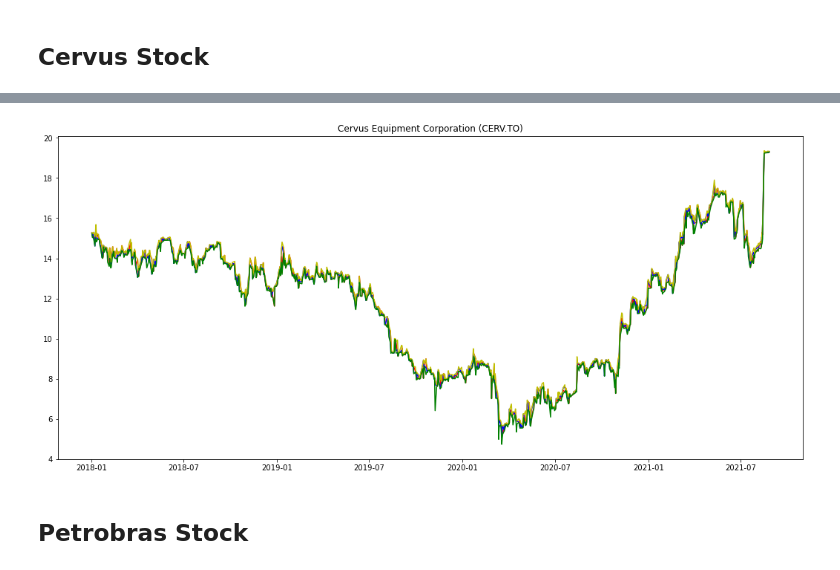
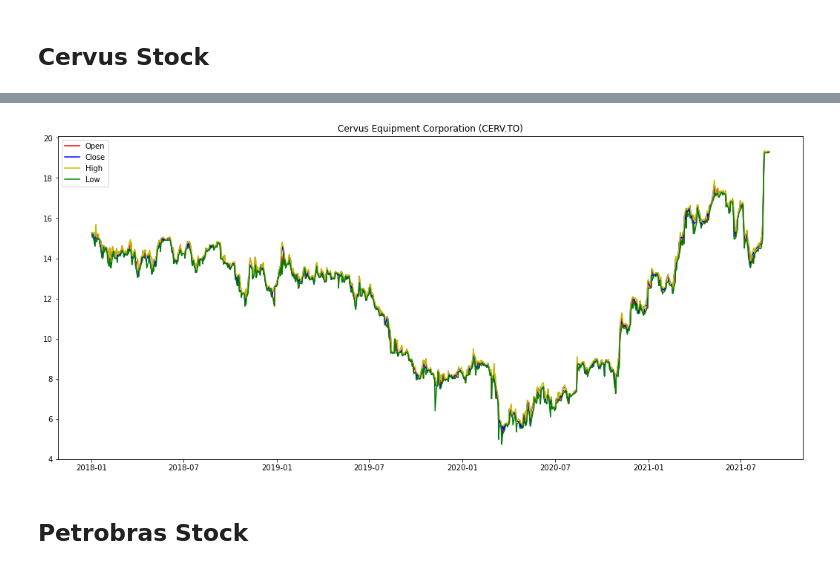
Before and after one commit to flaakira/Web_scraping, a Jupyter notebook: currency_stock/webscraping-currency-or-stock.ipynb, the cells around one changed output, grey strips where cells are left out. Drawn from its saved outputs; the diff is of its cells as text; code cells hidden in the pictures.

```diff
--- a/currency_stock/webscraping-currency-or-stock.ipynb
+++ b/currency_stock/webscraping-currency-or-stock.ipynb
@@ -24,13 +24,14 @@ stock_cerv.tail()
 # %%
 plt.figure(figsize=(18,8))
-plt.plot(stock_cerv['Date'], stock_cerv['Open'], color = 'r')
-plt.plot(stock_cerv['Date'], stock_cerv['Close'], color = 'b')
-plt.plot(stock_cerv['Date'], stock_cerv['High'], color = 'y')
-plt.plot(stock_cerv['Date'], stock_cerv['Low'], color = 'g')
+plt.plot(stock_cerv['Date'], stock_cerv['Open'], color = 'r', label='Open')
+plt.plot(stock_cerv['Date'], stock_cerv['Close'], color = 'b',label='Close')
+plt.plot(stock_cerv['Date'], stock_cerv['High'], color = 'y',label='High')
+plt.plot(stock_cerv['Date'], stock_cerv['Low'], color = 'g',label='Low')
 plt.title('Cervus Equipment Corporation (CERV.TO)')
+plt.legend(loc='upper left')
 plt.show()
 # %% [output]
-[figure, old version]
+[figure, new version]
 # %% [markdown]
 ## Petrobras Stock
 # %%
```
Also changed, not shown: parts of 9 cells of this notebook.
